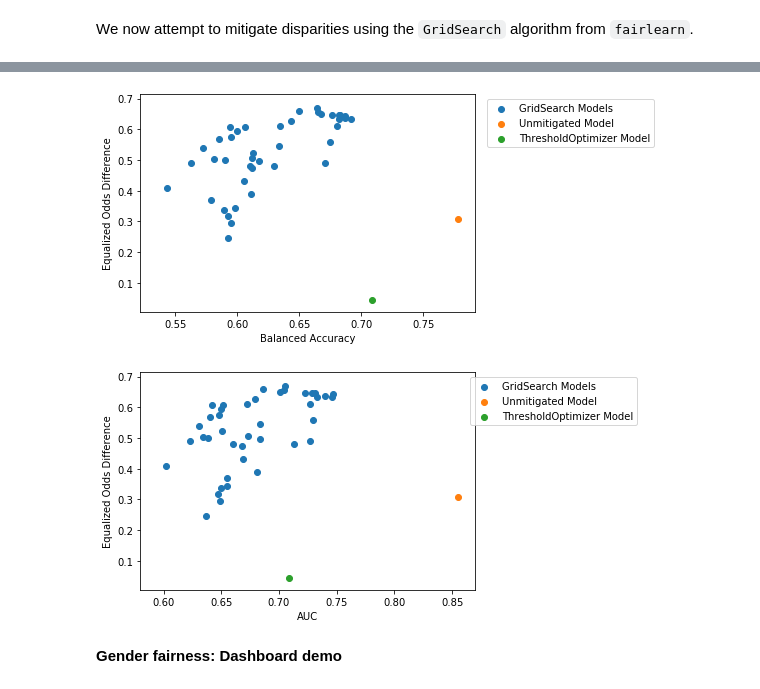
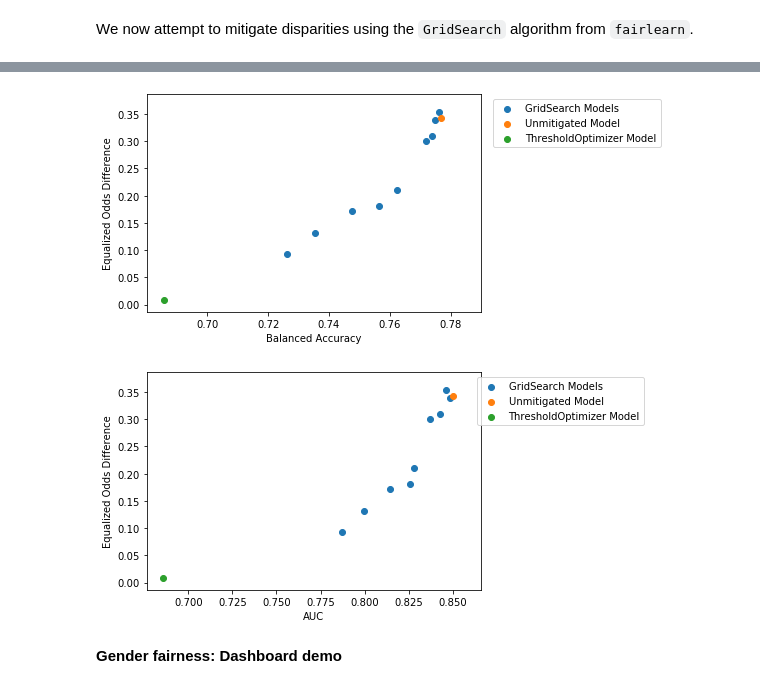
Before and after one commit to fairlearn/fairlearn, a Jupyter notebook: notebooks/Binary Classification with the UCI Credit Card Payment Default Dataset.ipynb, the cells around one changed output, grey strips where cells are left out. Saved outputs shown, nothing was run; the diff lists cells and outputs as text; code cells hidden in the pictures.

Commit message:
Removed calibration step for GridSearch
Signed-off-by: Miruna Oprescu <moprescu@microsoft.com>

```diff
--- a/notebooks/Binary Classification with the UCI Credit Card Payment Default Dataset.ipynb
+++ b/notebooks/Binary Classification with the UCI Credit Card Payment Default Dataset.ipynb
@@ -323,7 +279,0 @@ Did not meet early stopping. Best iteration is:
-# %%
-# Calibrate predictors
-calibrated_predictors = []
-for result in sweep.all_results:
-    calibrated = CalibratedClassifierCV(base_estimator=result.predictor, cv='prefit', method='sigmoid')
-    calibrated.fit(df_train_balanced, Y_train_balanced)
-    calibrated_predictors.append(calibrated)
@@ -333,26 +280,46 @@ calibrated_scores = [calibrated_predictor.predict_proba(df_test)[:, 1] for calib
+# %%
+predictors = [result.predictor for result in sweep.all_results]
+sweep_preds = [predictor.predict(df_test) for predictor in predictors]
+sweep_scores = [predictor.predict_proba(df_test)[:, 1] for predictor in predictors]
 # %%
 equalized_odds_sweep = [
     group_equalized_odds_diff(Y_test, preds, A_str_test)
-    for preds in calibrated_preds
+    for preds in sweep_preds
 ]
-balanced_accuracy_sweep = [balanced_accuracy_score(Y_test, preds) for preds in calibrated_preds]
-auc_sweep = [roc_auc_score(Y_test, scores) for scores in calibrated_scores]
+balanced_accuracy_sweep = [balanced_accuracy_score(Y_test, preds) for preds in sweep_preds]
+auc_sweep = [roc_auc_score(Y_test, scores) for scores in sweep_scores]
+# %%
+# Select only non-dominated models from the gridsearch
+all_results = pd.DataFrame(
+    {"predictor": predictors, "accuracy": balanced_accuracy_sweep, "disparity": equalized_odds_sweep}
+)
+non_dominated = []
+for row in all_results.itertuples():
+    accuracy_for_lower_or_eq_disparity = all_results["accuracy"][all_results["disparity"] <= row.disparity]
+    if row.accuracy >= accuracy_for_lower_or_eq_disparity.max():
+        non_dominated.append(True)
+    else:
+        non_dominated.append(False)
+
+equalized_odds_sweep_non_dominated = np.asarray(equalized_odds_sweep)[non_dominated]
+balanced_accuracy_non_dominated = np.asarray(balanced_accuracy_sweep)[non_dominated]
+auc_non_dominated = np.asarray(auc_sweep)[non_dominated]
 # %%
 # Plot equalized odds difference vs balanced accuracy
-plt.scatter(balanced_accuracy_sweep, equalized_odds_sweep, label="GridSearch Models")
+plt.scatter(balanced_accuracy_non_dominated, equalized_odds_sweep_non_dominated, label="GridSearch Models")
 plt.scatter(balanced_accuracy_score(Y_test, test_preds), group_equalized_odds_diff(Y_test, test_preds, A_str_test),
            label="Unmitigated Model")
 plt.scatter(balanced_accuracy_score(Y_test, postprocess_preds),
             group_equalized_odds_diff(Y_test, postprocess_preds, A_str_test) , label="ThresholdOptimizer Model")
 plt.xlabel("Balanced Accuracy")
 plt.ylabel("Equalized Odds Difference")
 plt.legend(bbox_to_anchor=(1.55, 1))
 plt.show()
 # %% [output]
-[figure, old version]
+[figure, new version]
 # %%
 # Plot equalized odds difference vs auc
-plt.scatter(auc_sweep, equalized_odds_sweep, label="GridSearch Models")
+plt.scatter(auc_non_dominated, equalized_odds_sweep_non_dominated, label="GridSearch Models")
 plt.scatter(roc_auc_score(Y_test, test_scores), group_equalized_odds_diff(Y_test, test_preds, A_str_test),
             label="Unmitigated Model")
 plt.scatter(roc_auc_score(Y_test, postprocess_preds),
@@ -362,5 +329,5 @@ plt.ylabel("Equalized Odds Difference")
 plt.legend(bbox_to_anchor=(1.5, 1))
 plt.show()
 # %% [output]
-[figure, old version]
+[figure, new version]
 # %%
```
Also changed, not shown: parts of 19 cells of this notebook.
